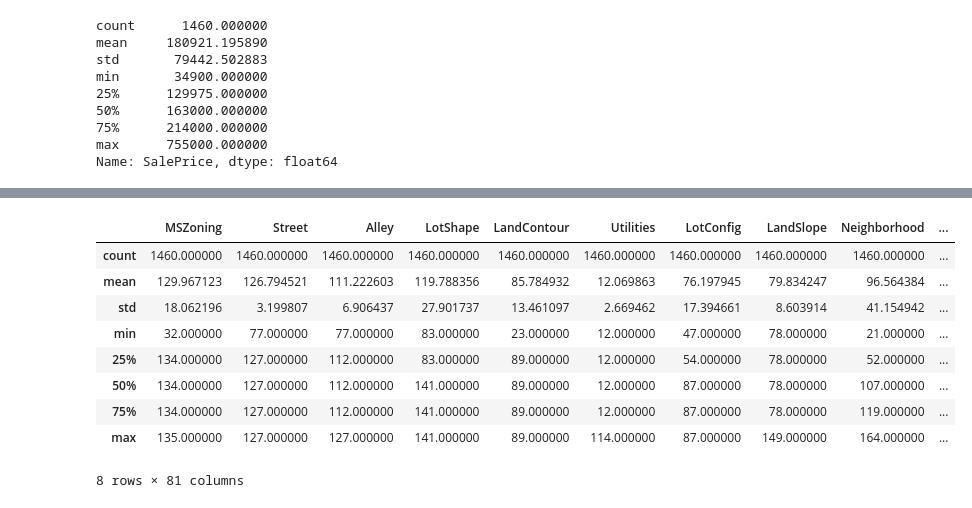
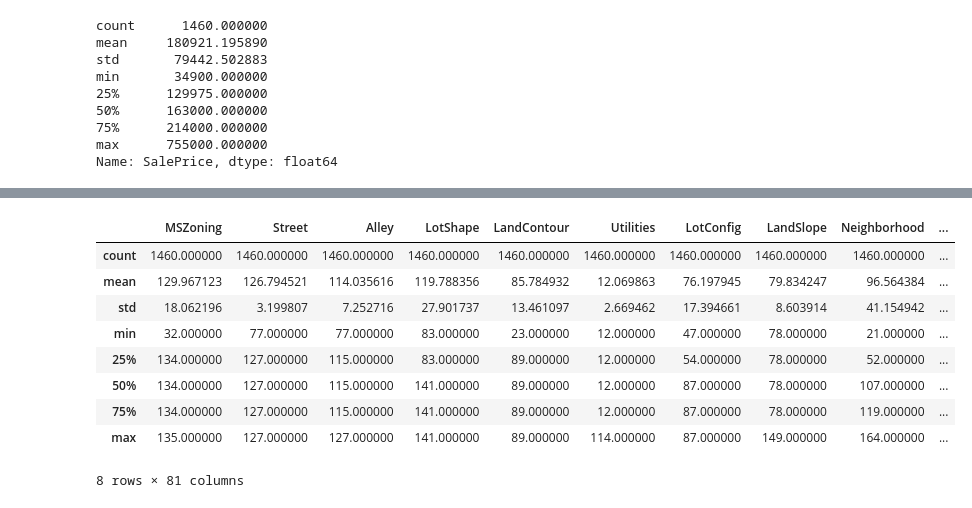
Before and after one commit to ddmng/kaggle, a Jupyter notebook: House Prices/notebooks/conv.ipynb, the cells around one changed output, grey strips where cells are left out. Cells and saved outputs as stored; diff of their text form; code cells hidden in the pictures.

```diff
--- a/House Prices/notebooks/conv.ipynb
+++ b/House Prices/notebooks/conv.ipynb
@@ -90,6 +102,8 @@ See the caveats in the documentation: http://pandas.pydata.org/pandas-docs/stabl
   downcast=downcast, **kwargs)
 # %%
 int_columns = train.select_dtypes(include=[int, float])
+test_int_columns = test.select_dtypes(include=[int, float])
+
 int_columns.isnull().sum()
 # %% [output]
 Id                 0
@@ -109,8 +123,3 @@ MoSold             0
 YrSold             0
 SalePrice          0
 dtype: int64
-# %%
-int_columns['LotFrontage'].fillna(int_columns['LotFrontage'].mean(), inplace=True)
-
-int_columns['GarageYrBlt'].fillna(int_columns['GarageYrBlt'].mean(), inplace=True)
-int_columns.isnull().sum()
@@ -138,0 +126,19 @@ dtype: int64
+# %%
+int_columns['LotFrontage'].fillna(int_columns['LotFrontage'].mean(), inplace=True)
+int_columns['MasVnrArea'].fillna(0, inplace=True)
+int_columns['GarageYrBlt'].fillna(0, inplace=True)
+
+test_int_columns['LotFrontage'].fillna(test_int_columns['LotFrontage'].mean(), inplace=True)
+test_int_columns['GarageYrBlt'].fillna(0, inplace=True)
+test_int_columns['MasVnrArea'].fillna(0, inplace=True)
+test_int_columns['BsmtFinSF1'].fillna(0, inplace=True)
+test_int_columns['BsmtFinSF2'].fillna(0, inplace=True)
+test_int_columns['BsmtUnfSF'].fillna(0, inplace=True)
+test_int_columns['TotalBsmtSF'].fillna(0, inplace=True)
+test_int_columns['BsmtFullBath'].fillna(0, inplace=True)
+test_int_columns['BsmtHalfBath'].fillna(0, inplace=True)
+test_int_columns['GarageCars'].fillna(0, inplace=True)
+test_int_columns['GarageArea'].fillna(0, inplace=True)
+
+int_columns.isnull().sum()
+test_int_columns.isnull().sum()
@@ -214,6 +246,9 @@ sns.heatmap(corrmat, vmax=.8, square=True);
 strings = np.array([])
 for c in object_columns.columns:
     strings = np.append(strings, pd.unique(object_columns[c].values))
+
+for c in test_object_columns.columns:
+    strings = np.append(strings, pd.unique(test_object_columns[c].values))
 
 print(len(strings))
 
@@ -222,6 +257,7 @@ labeler.fit(strings)
 
 for c in object_columns.columns:
     object_columns.loc[:,c] = labeler.transform(object_columns.loc[:,c])
+    test_object_columns.loc[:,c] = labeler.transform(test_object_columns.loc[:,c])
 
 object_columns[0:5]
 # %% [output]
@@ -241,17 +282,18 @@ See the caveats in the documentation: http://pandas.pydata.org/pandas-docs/stabl
 # %%
 # final dataset
 train_ds = object_columns.join(int_columns)
+test_ds = test_object_columns.join(test_int_columns)
 
 train_ds.describe()
 # %% [output]
 |  | MSZoning | Street | Alley | LotShape | LandContour | Utilities | LotConfig | LandSlope | Neighborhood | ... |
 | count | 1460.000000 | 1460.000000 | 1460.000000 | 1460.000000 | 1460.000000 | 1460.000000 | 1460.000000 | 1460.000000 | 1460.000000 | ... |
-| mean | 129.967123 | 126.794521 | 111.222603 | 119.788356 | 85.784932 | 12.069863 | 76.197945 | 79.834247 | 96.564384 | ... |
-| std | 18.062196 | 3.199807 | 6.906437 | 27.901737 | 13.461097 | 2.669462 | 17.394661 | 8.603914 | 41.154942 | ... |
+| mean | 129.967123 | 126.794521 | 114.035616 | 119.788356 | 85.784932 | 12.069863 | 76.197945 | 79.834247 | 96.564384 | ... |
+| std | 18.062196 | 3.199807 | 7.252716 | 27.901737 | 13.461097 | 2.669462 | 17.394661 | 8.603914 | 41.154942 | ... |
 | min | 32.000000 | 77.000000 | 77.000000 | 83.000000 | 23.000000 | 12.000000 | 47.000000 | 78.000000 | 21.000000 | ... |
-| 25% | 134.000000 | 127.000000 | 112.000000 | 83.000000 | 89.000000 | 12.000000 | 54.000000 | 78.000000 | 52.000000 | ... |
-| 50% | 134.000000 | 127.000000 | 112.000000 | 141.000000 | 89.000000 | 12.000000 | 87.000000 | 78.000000 | 107.000000 | ... |
-| 75% | 134.000000 | 127.000000 | 112.000000 | 141.000000 | 89.000000 | 12.000000 | 87.000000 | 78.000000 | 119.000000 | ... |
+| 25% | 134.000000 | 127.000000 | 115.000000 | 83.000000 | 89.000000 | 12.000000 | 54.000000 | 78.000000 | 52.000000 | ... |
+| 50% | 134.000000 | 127.000000 | 115.000000 | 141.000000 | 89.000000 | 12.000000 | 87.000000 | 78.000000 | 107.000000 | ... |
+| 75% | 134.000000 | 127.000000 | 115.000000 | 141.000000 | 89.000000 | 12.000000 | 87.000000 | 78.000000 | 119.000000 | ... |
 | max | 135.000000 | 127.000000 | 127.000000 | 141.000000 | 89.000000 | 114.000000 | 87.000000 | 149.000000 | 164.000000 | ... |
 8 rows × 81 columns
 # %%
```
Also changed, not shown: parts of 20 cells of this notebook, 1 other file.
